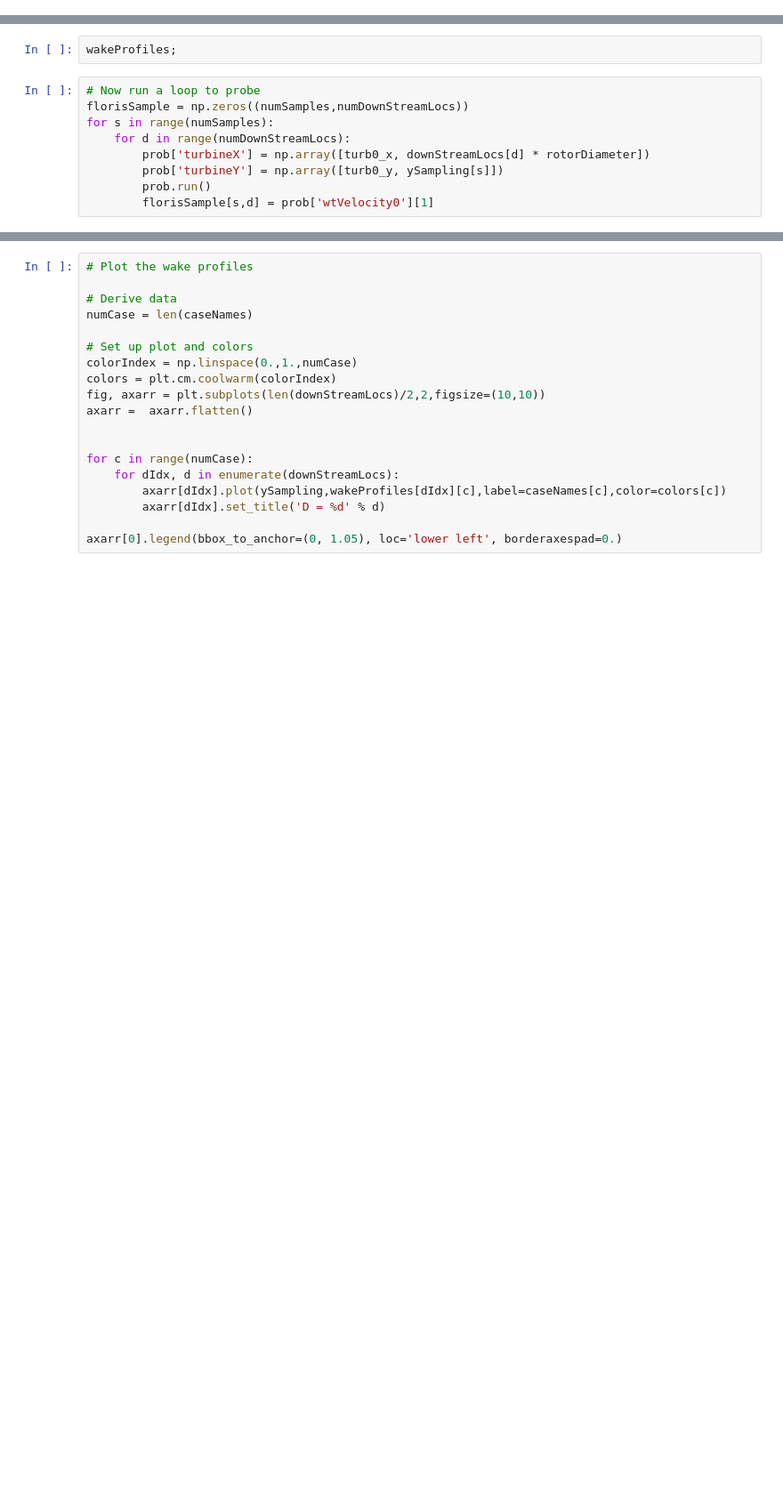
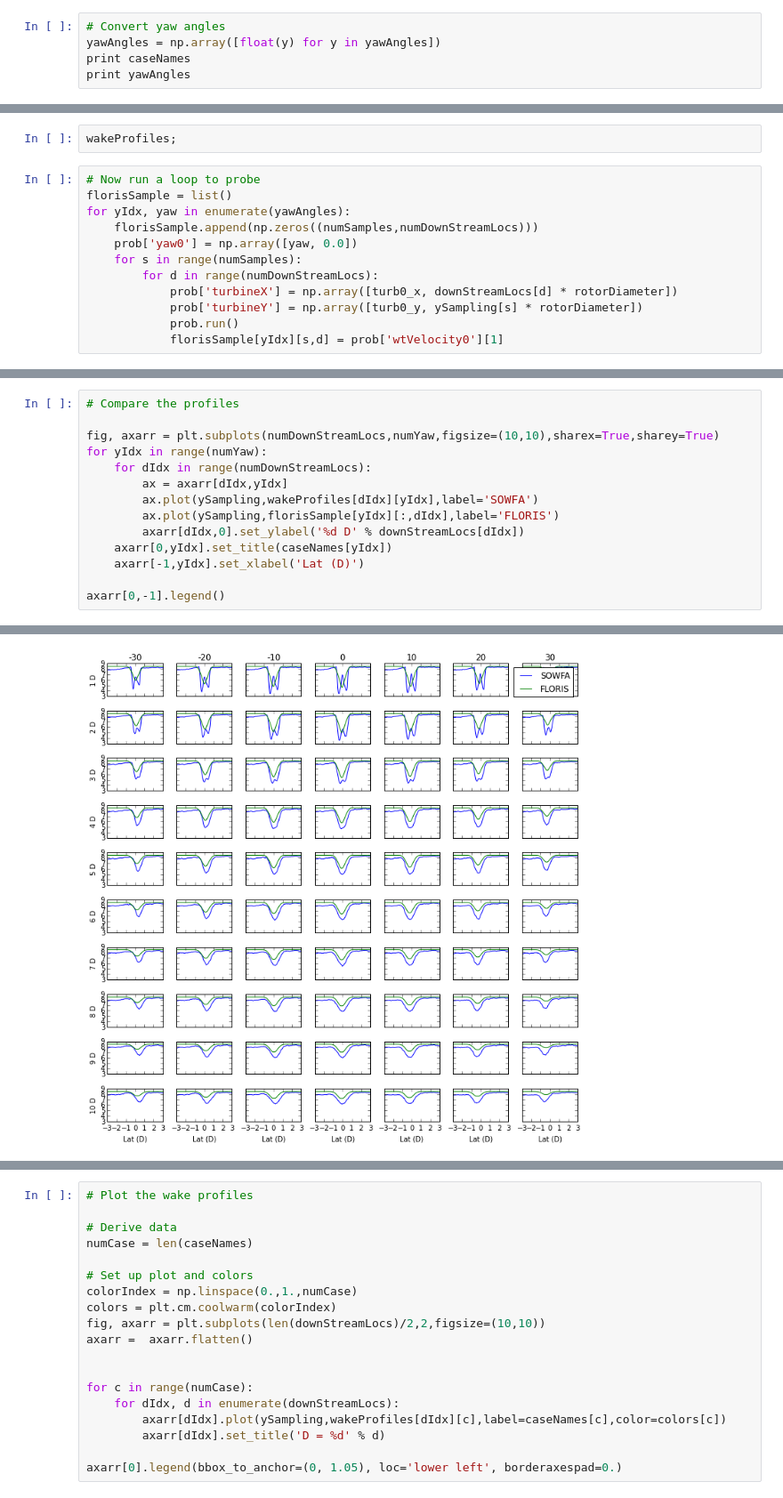
Before and after one commit to WISDEM/FLORISSE, a Jupyter notebook: doc/tune/tuningNotebook/tuneNREL5MW.ipynb, the cells around one changed output, grey strips where cells are left out. Shown at 89% size. Saved outputs shown, nothing was run; the diff lists cells and outputs as text; blank space fills up the shorter version.

Commit message:
Added wake profiles to tuning sheet

```diff
--- a/doc/tune/tuningNotebook/tuneNREL5MW.ipynb
+++ b/doc/tune/tuningNotebook/tuneNREL5MW.ipynb
@@ -396,2 +397,7 @@ numSamples = len(ySampling)
 # ySampling gives (in D) a lateral offset from a given downstream location, need to convert this actual FLORIS positons
 # assume for now initial turbine at 0, and downwind along x axis
+# %%
+# Convert yaw angles
+yawAngles = np.array([float(y) for y in yawAngles])
+print caseNames
+print yawAngles
@@ -410,10 +419,13 @@ turb0_y = 0.0
 wakeProfiles;
 # %%
 # Now run a loop to probe
-florisSample = np.zeros((numSamples,numDownStreamLocs))
-for s in range(numSamples):
-    for d in range(numDownStreamLocs):
-        prob['turbineX'] = np.array([turb0_x, downStreamLocs[d] * rotorDiameter])
-        prob['turbineY'] = np.array([turb0_y, ySampling[s]])
-        prob.run()
-        florisSample[s,d] = prob['wtVelocity0'][1]
+florisSample = list()
+for yIdx, yaw in enumerate(yawAngles):
+    florisSample.append(np.zeros((numSamples,numDownStreamLocs)))
+    prob['yaw0'] = np.array([yaw, 0.0])
+    for s in range(numSamples):
+        for d in range(numDownStreamLocs):
+            prob['turbineX'] = np.array([turb0_x, downStreamLocs[d] * rotorDiameter])
+            prob['turbineY'] = np.array([turb0_y, ySampling[s] * rotorDiameter])
+            prob.run()
+            florisSample[yIdx][s,d] = prob['wtVelocity0'][1]
@@ -422,0 +436,15 @@ for s in range(numSamples):
+# %%
+# Compare the profiles
+
+fig, axarr = plt.subplots(numDownStreamLocs,numYaw,figsize=(10,10),sharex=True,sharey=True)
+for yIdx in range(numYaw):
+    for dIdx in range(numDownStreamLocs):
+        ax = axarr[dIdx,yIdx]
+        ax.plot(ySampling,wakeProfiles[dIdx][yIdx],label='SOWFA')
+        ax.plot(ySampling,florisSample[yIdx][:,dIdx],label='FLORIS')
+        axarr[dIdx,0].set_ylabel('%d D' % downStreamLocs[dIdx])
+    axarr[0,yIdx].set_title(caseNames[yIdx])
+    axarr[-1,yIdx].set_xlabel('Lat (D)')
+
+axarr[0,-1].legend()
+# %% [output]
@@ -422,0 +452 @@ for s in range(numSamples):
+[figure, added]
```
Also changed, not shown: parts of 10 cells of this notebook.
